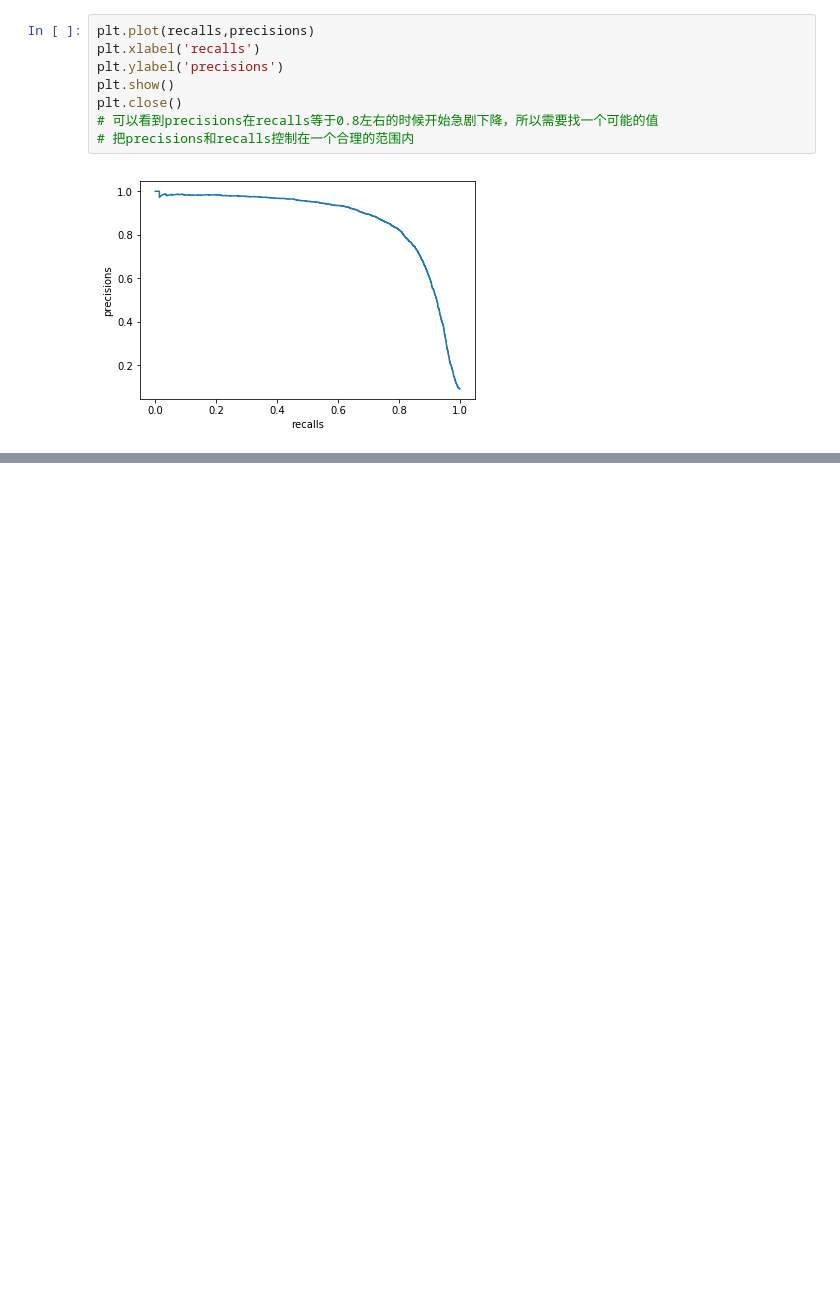
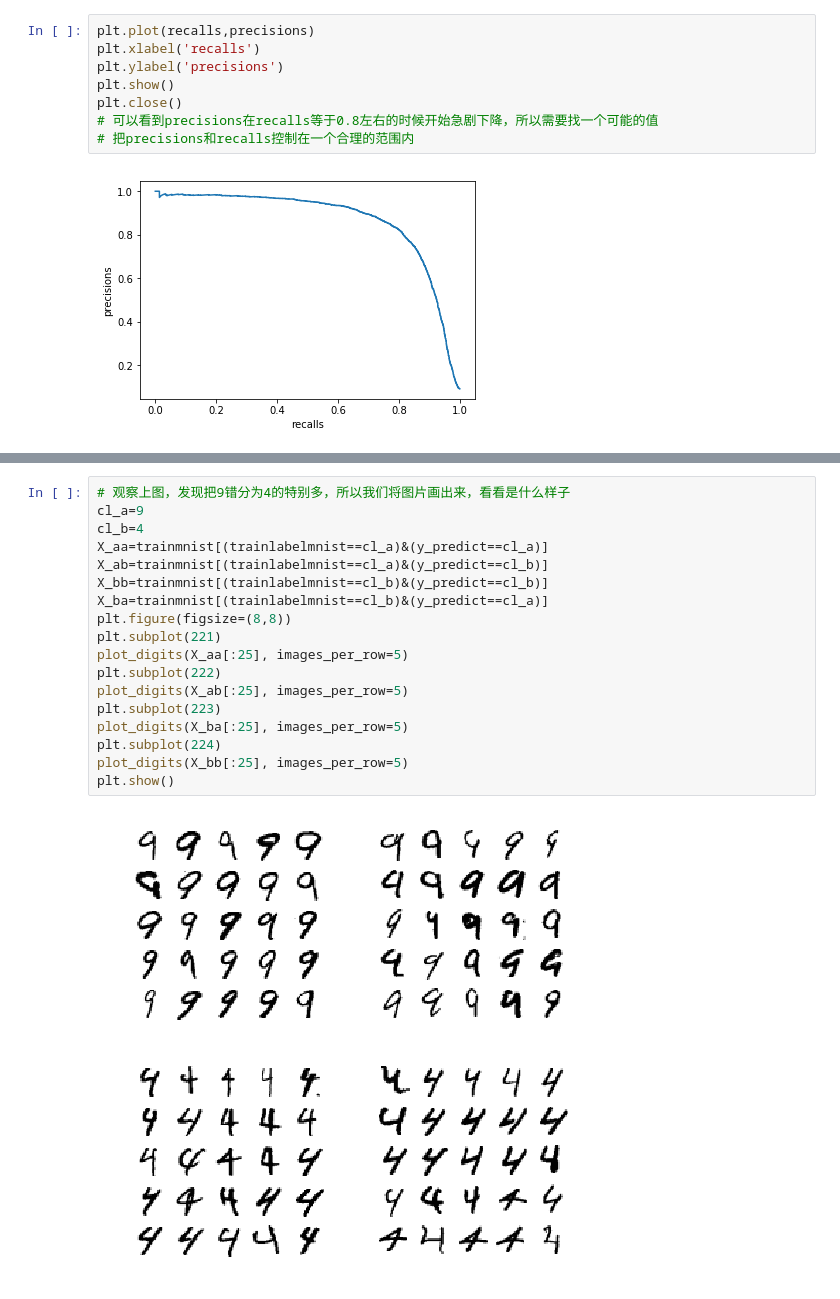
Before and after one commit to Yong-Ziyang/myfile, a Jupyter notebook: sklearn_and_Tensorflow_Learning/classification_sklearn.ipynb, the cells around one changed output, grey strips where cells are left out. Saved outputs shown, nothing was run; the diff lists cells and outputs as text; blank space fills up the shorter version.

```diff
--- a/sklearn_and_Tensorflow_Learning/classification_sklearn.ipynb
+++ b/sklearn_and_Tensorflow_Learning/classification_sklearn.ipynb
@@ -165,0 +274,20 @@ recall_score(y_true=trainlabelmnist_5,y_pred=pred)
+# %%
+# 观察上图，发现把9错分为4的特别多，所以我们将图片画出来，看看是什么样子
+cl_a=9
+cl_b=4
+X_aa=trainmnist[(trainlabelmnist==cl_a)&(y_predict==cl_a)]
+X_ab=trainmnist[(trainlabelmnist==cl_a)&(y_predict==cl_b)]
+X_bb=trainmnist[(trainlabelmnist==cl_b)&(y_predict==cl_b)]
+X_ba=trainmnist[(trainlabelmnist==cl_b)&(y_predict==cl_a)]
+plt.figure(figsize=(8,8))
+plt.subplot(221)
+plot_digits(X_aa[:25], images_per_row=5)
+plt.subplot(222)
+plot_digits(X_ab[:25], images_per_row=5)
+plt.subplot(223)
+plot_digits(X_ba[:25], images_per_row=5)
+plt.subplot(224)
+plot_digits(X_bb[:25], images_per_row=5)
+plt.show()
+# %% [output]
+[figure, added]
```
Also changed, not shown: parts of 32 cells of this notebook, 2 other files.
